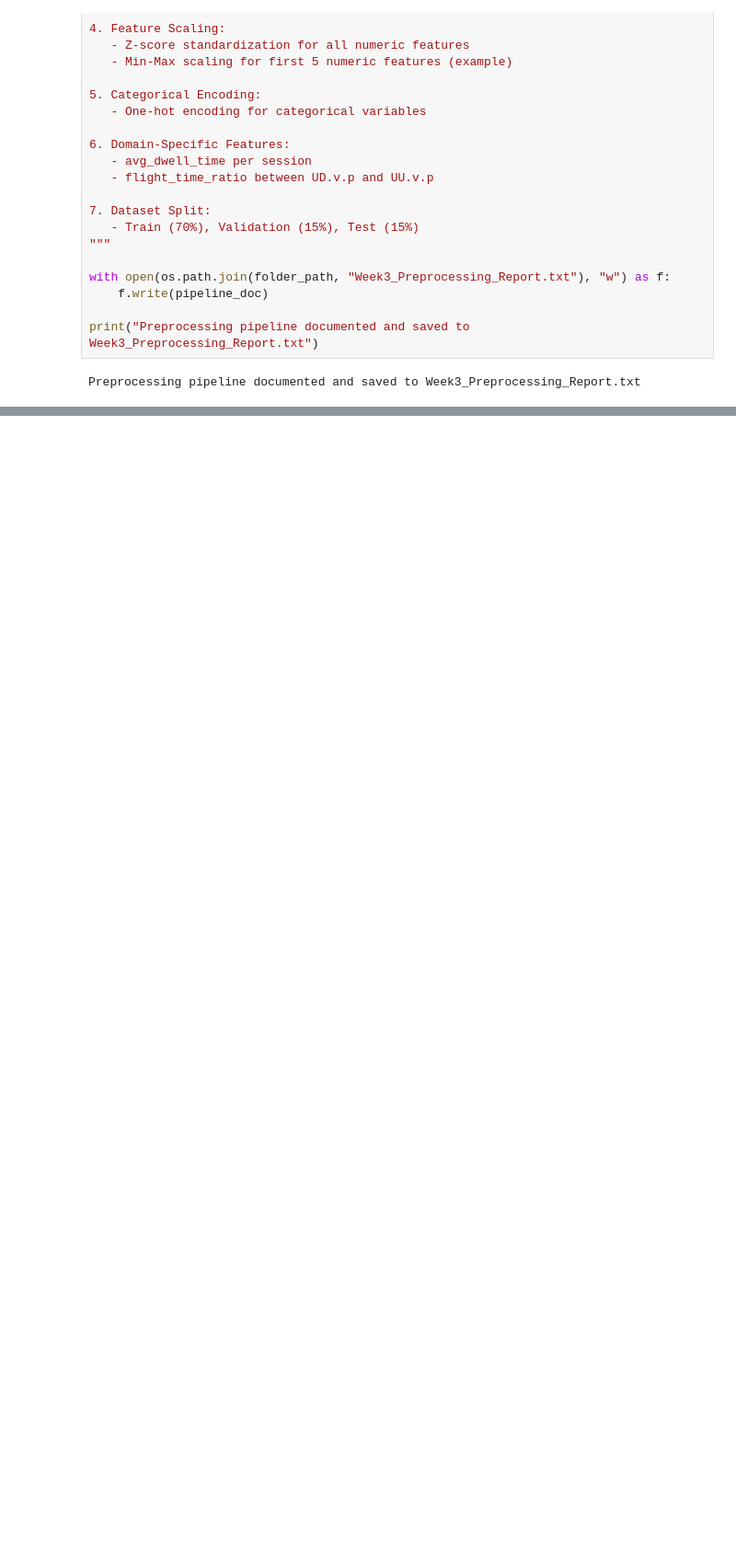
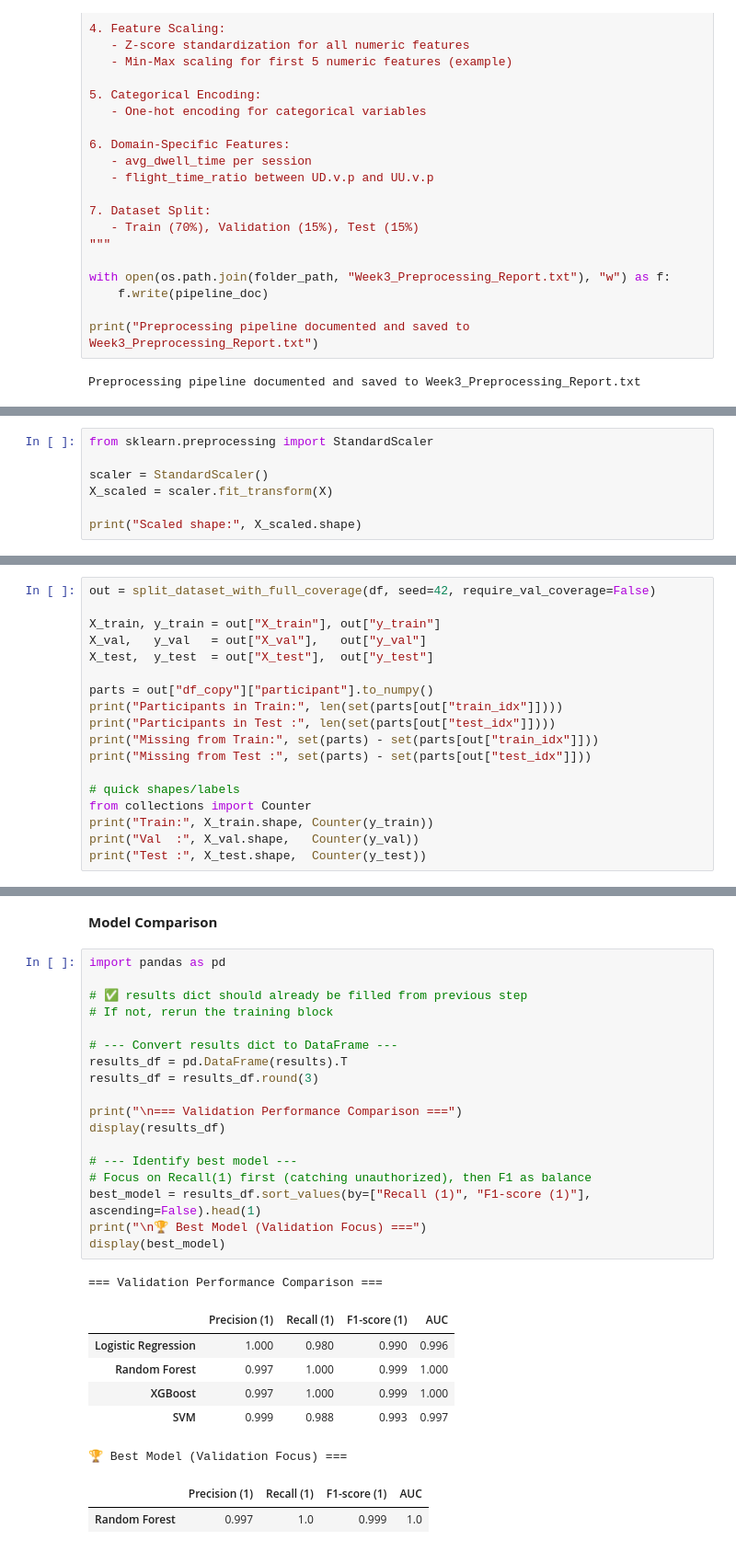
Before and after one commit to sujanpmonger-lab/Keystroke-Dynamics, a Jupyter notebook: Keystroke_Dynamics.ipynb, the cells around one changed output, grey strips where cells are left out. Shown at 92% size. Saved outputs shown, nothing was run; the diff lists cells and outputs as text; blank space fills up the shorter version.

```diff
--- a/Keystroke_Dynamics.ipynb
+++ b/Keystroke_Dynamics.ipynb
@@ -1089,0 +618,7 @@ plt.show()
+# %%
+from sklearn.preprocessing import StandardScaler
+
+scaler = StandardScaler()
+X_scaled = scaler.fit_transform(X)
+
+print("Scaled shape:", X_scaled.shape)
@@ -1089,0 +1075,18 @@ plt.show()
+# %%
+out = split_dataset_with_full_coverage(df, seed=42, require_val_coverage=False)
+
+X_train, y_train = out["X_train"], out["y_train"]
+X_val,   y_val   = out["X_val"],   out["y_val"]
+X_test,  y_test  = out["X_test"],  out["y_test"]
+
+parts = out["df_copy"]["participant"].to_numpy()
+print("Participants in Train:", len(set(parts[out["train_idx"]])))
+print("Participants in Test :", len(set(parts[out["test_idx"]])))
+print("Missing from Train:", set(parts) - set(parts[out["train_idx"]]))
+print("Missing from Test :", set(parts) - set(parts[out["test_idx"]]))
+
+# quick shapes/labels
+from collections import Counter
+print("Train:", X_train.shape, Counter(y_train))
+print("Val  :", X_val.shape,   Counter(y_val))
+print("Test :", X_test.shape,  Counter(y_test))
@@ -1089,0 +1323,30 @@ plt.show()
+# %% [markdown]
+**Model Comparison**
+# %%
+import pandas as pd
+
+# ✅ results dict should already be filled from previous step
+# If not, rerun the training block
+
+# --- Convert results dict to DataFrame ---
+results_df = pd.DataFrame(results).T
+results_df = results_df.round(3)
+
+print("\n=== Validation Performance Comparison ===")
+display(results_df)
+
+# --- Identify best model ---
+# Focus on Recall(1) first (catching unauthorized), then F1 as balance
+best_model = results_df.sort_values(by=["Recall (1)", "F1-score (1)"], ascending=False).head(1)
+print("\n🏆 Best Model (Validation Focus) ===")
+display(best_model)
+# %% [output]
+=== Validation Performance Comparison ===
+|  | Precision (1) | Recall (1) | F1-score (1) | AUC |
+| Logistic Regression | 1.000 | 0.980 | 0.990 | 0.996 |
+| Random Forest | 0.997 | 1.000 | 0.999 | 1.000 |
+| XGBoost | 0.997 | 1.000 | 0.999 | 1.000 |
+| SVM | 0.999 | 0.988 | 0.993 | 0.997 |
+🏆 Best Model (Validation Focus) ===
+|  | Precision (1) | Recall (1) | F1-score (1) | AUC |
+| Random Forest | 0.997 | 1.0 | 0.999 | 1.0 |
```
Also changed, not shown: parts of 88 cells of this notebook.
